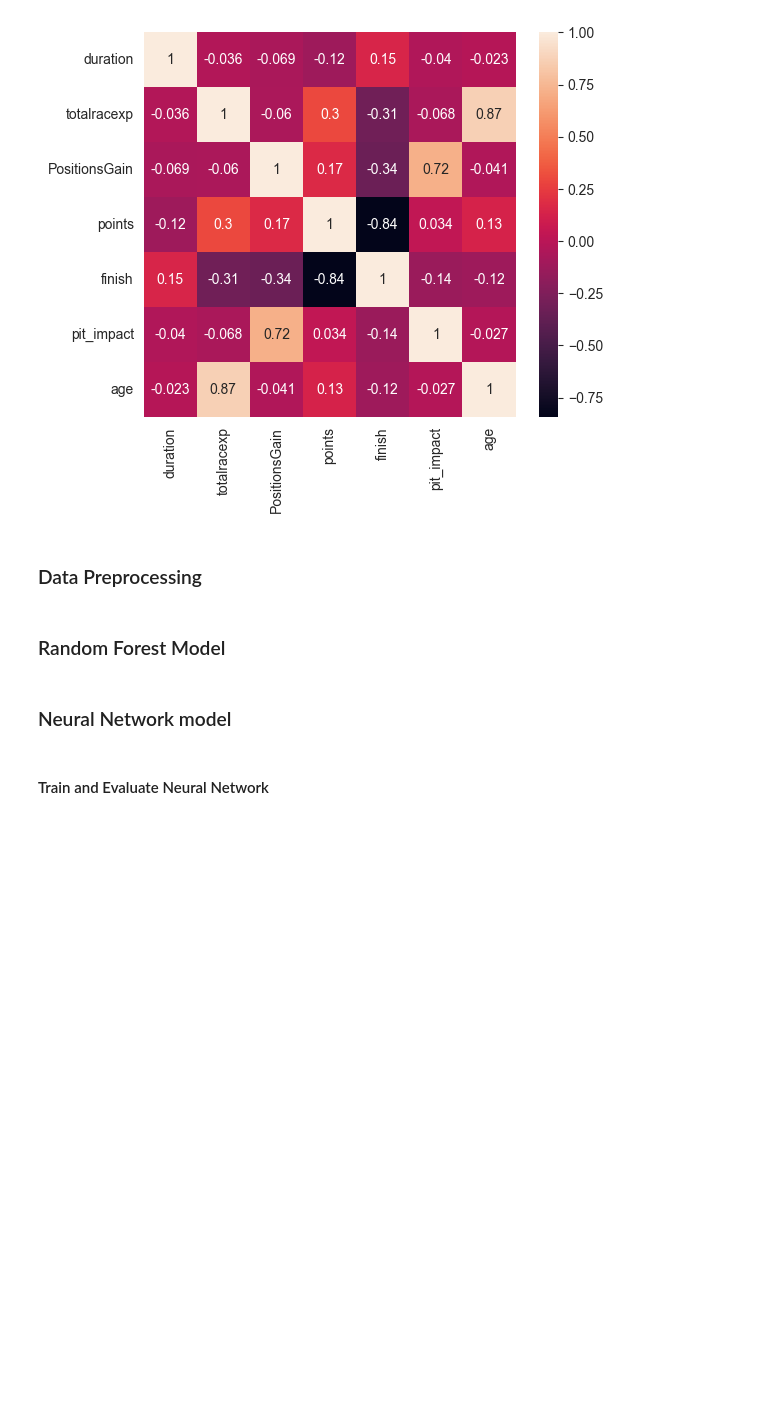
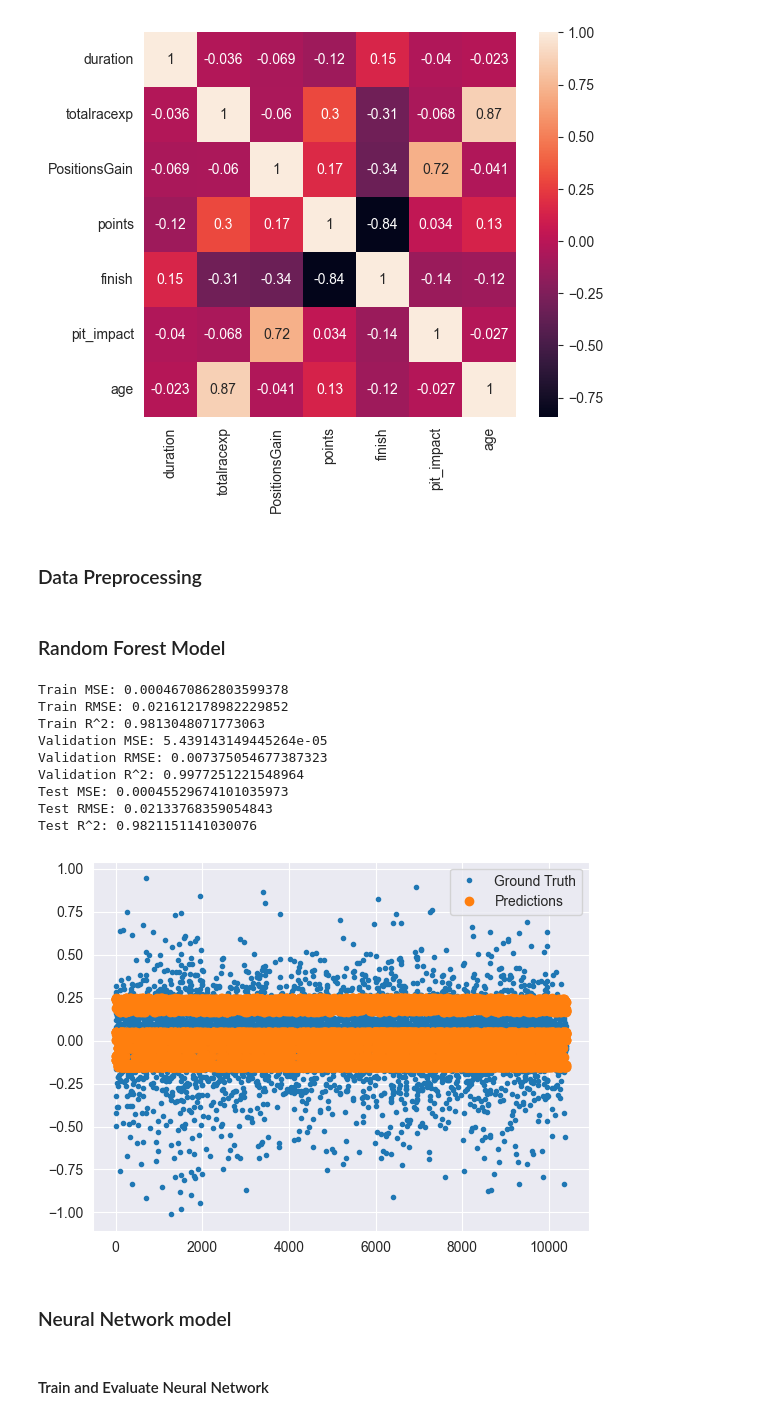
Before and after one commit to suzukart/Machine-Learning-Final, a Jupyter notebook: MLFinalProject.ipynb, the cells around one changed output. Cells and saved outputs as stored; diff of their text form; code cells hidden in the pictures; blank space fills up the shorter version.

```diff
--- a/MLFinalProject.ipynb
+++ b/MLFinalProject.ipynb
@@ -164,6 +164,52 @@ def get_preprocessed_data() -> Tuple[np.ndarray, ...]:
     return X_trn, y_trn.reshape(-1, 1), X_vld, y_vld.reshape(-1, 1), X_tst, y_tst.reshape(-1, 1)
 # %% [markdown]
 ### Random Forest Model
+# %%
+X, y = merged_pitstops_df.drop(['pit_efficiency'], axis=1).values, merged_pitstops_df['pit_efficiency'].values
+X_trn, y_trn, X_vld, y_vld, X_tst, y_tst = get_preprocessed_data()
+rfr = RFR(n_estimators=100, max_depth=10, random_state=42)
+rfr.fit(X_trn, y_trn)
+rfr.fit(X_vld, y_vld)
+y_hat_trn = rfr.predict(X_trn)
+
+trn_mse_score = mse(y_trn, y_hat_trn)
+trn_rmse_score = rmse(y_trn, y_hat_trn)
+trn_r2_score = r2(y_trn, y_hat_trn)
+print(f"Train MSE: {trn_mse_score}")
+print(f"Train RMSE: {trn_rmse_score}")
+print(f"Train R^2: {trn_r2_score}")
+
+y_hat_vld = rfr.predict(X_vld)
+vld_mse_score = mse(y_vld, y_hat_vld)
+vld_rmse_score = rmse(y_vld, y_hat_vld)
+vld_r2_score = r2(y_vld, y_hat_vld)
+print(f"Validation MSE: {vld_mse_score}")
+print(f"Validation RMSE: {vld_rmse_score}")
+print(f"Validation R^2: {vld_r2_score}")
+
+y_hat_tst = rfr.predict(X_tst)
+tst_mse_score = mse(y_tst, y_hat_tst)
+tst_rmse_score = rmse(y_tst, y_hat_tst)
+tst_r2_score = r2(y_tst, y_hat_tst)
+print(f"Test MSE: {tst_mse_score}")
+print(f"Test RMSE: {tst_rmse_score}")
+print(f"Test R^2: {tst_r2_score}")
+
+plt.plot(y, '.', label='Ground Truth')
+plt.plot(rfr.predict(X), 'o', label='Predictions')
+plt.legend()
+plt.show()
+# %% [output]
+Train MSE: 0.0004670862803599378
+Train RMSE: 0.021612178982229852
+Train R^2: 0.9813048071773063
+Validation MSE: 5.439143149445264e-05
+Validation RMSE: 0.007375054677387323
+Validation R^2: 0.9977251221548964
+Test MSE: 0.00045529674101035973
+Test RMSE: 0.02133768359054843
+Test R^2: 0.9821151141030076
+[figure, added]
 # %% [markdown]
 ### Neural Network model
 # %%
```
Also changed, not shown: parts of 2 cells of this notebook.
